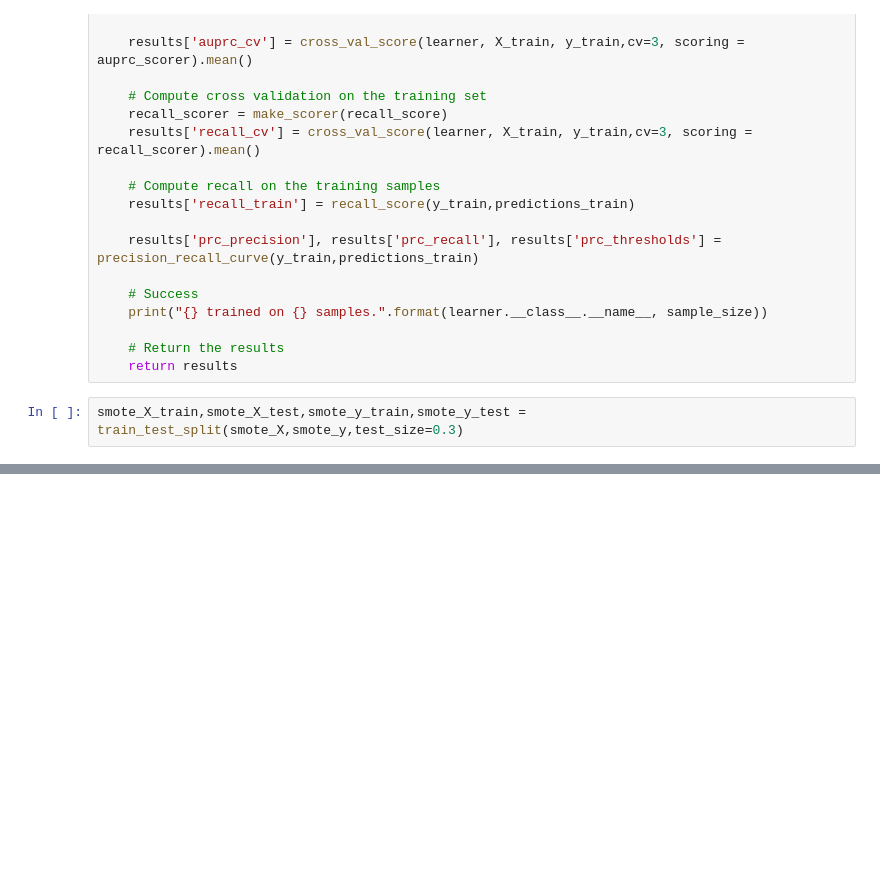
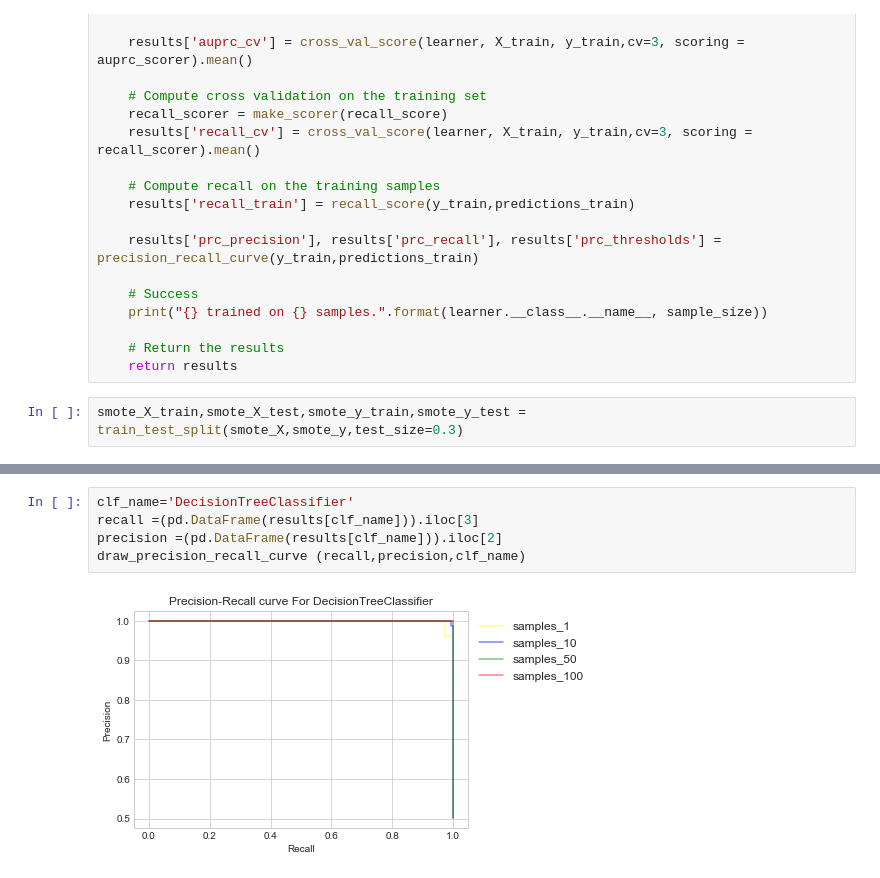
Before and after one commit to abhijeetkoranne/udacity-mlnd, a Jupyter notebook: Credit_Card_Fraud_Detection/Credit_Card_Fraud_Detection.ipynb, the cells around one changed output, grey strips where cells are left out. Cells and saved outputs as stored; diff of their text form; blank space fills up the shorter version.

Commit message:
Work on classifier

```diff
--- a/Credit_Card_Fraud_Detection/Credit_Card_Fraud_Detection.ipynb
+++ b/Credit_Card_Fraud_Detection/Credit_Card_Fraud_Detection.ipynb
@@ -523,0 +544,7 @@ pd.DataFrame(results[clf_name]).transpose()
+# %%
+clf_name='DecisionTreeClassifier'
+recall =(pd.DataFrame(results[clf_name])).iloc[3]
+precision =(pd.DataFrame(results[clf_name])).iloc[2]
+draw_precision_recall_curve (recall,precision,clf_name)
+# %% [output]
+[figure, added]
```
Also changed, not shown: parts of 25 cells of this notebook.
